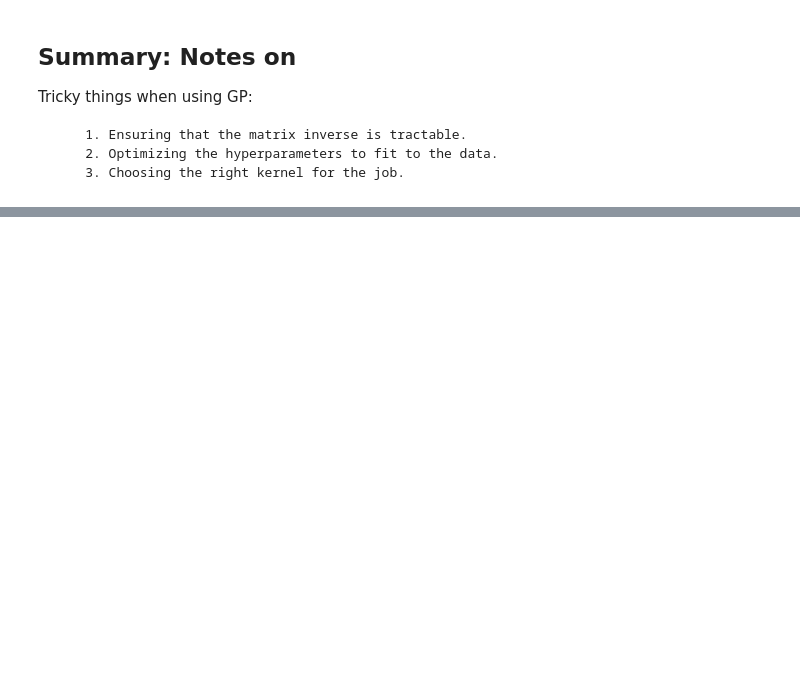
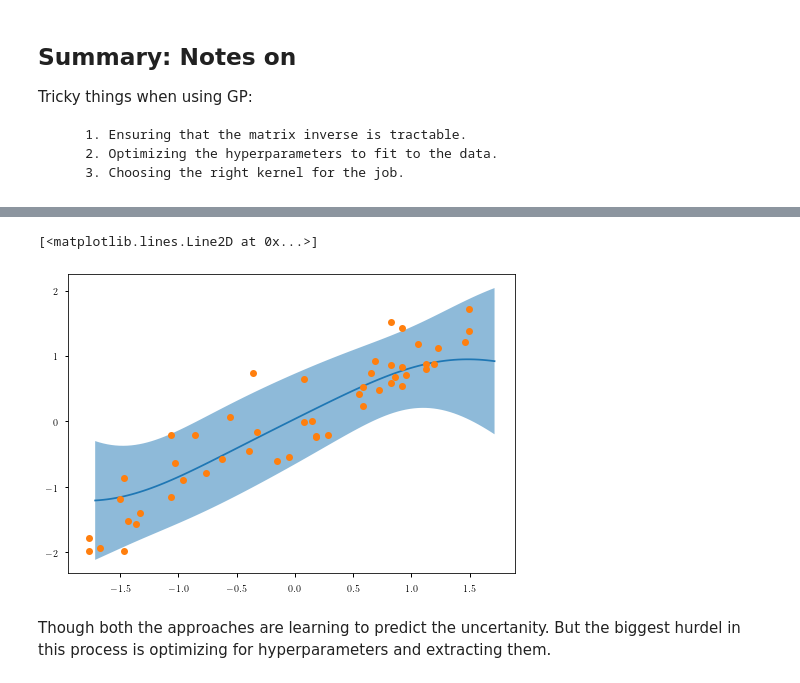
Before and after one commit to kLabUM/BaeOpt, a Jupyter notebook: scenarios/Uncertanity/GaussianProcess.ipynb, the cells around one changed output, grey strips where cells are left out. Drawn from its saved outputs; the diff is of its cells as text; code cells hidden in the pictures; blank space fills up the shorter version.

```diff
--- a/scenarios/Uncertanity/GaussianProcess.ipynb
+++ b/scenarios/Uncertanity/GaussianProcess.ipynb
@@ -187,0 +236,20 @@ Tricky things when using GP:
+# %%
+x_train = x_train
+x_test_new = nn.normalize(np.linspace(0, 10, 100))
+y_train = y_train
+Kst = K(squared_distance, x_test_new, x_train)
+Ktt = K(squared_distance, x_train, x_train) + np.eye(x_train.shape[0]) * 2.3
+Kts = K(squared_distance, x_train, x_test_new)
+Kss = K(squared_distance, x_test_new, x_test_new)
+mu = np.dot(np.dot(Kst, np.linalg.inv(Ktt)), y_train)
+Ktt_inv = np.linalg.inv(Ktt)
+var = Kss - np.dot(np.dot(Kst, Ktt_inv), Kts)
+std = np.sqrt(np.diag(var))
+plt.plot(x_test_new, mu)
+plt.fill_between(x_test_new, mu + 1.96*std, mu - 1.96*std, alpha=0.5)
+plt.plot(x_train, y_train, 'o')
+# %% [output]
+[<matplotlib.lines.Line2D at 0x...>]
+[figure, added]
+# %% [markdown]
+Though both the approaches are learning to predict the uncertanity. But the biggest hurdel in this process is optimizing for hyperparameters and extracting them.
```
Also changed, not shown: parts of 12 cells of this notebook, 11 other files.
